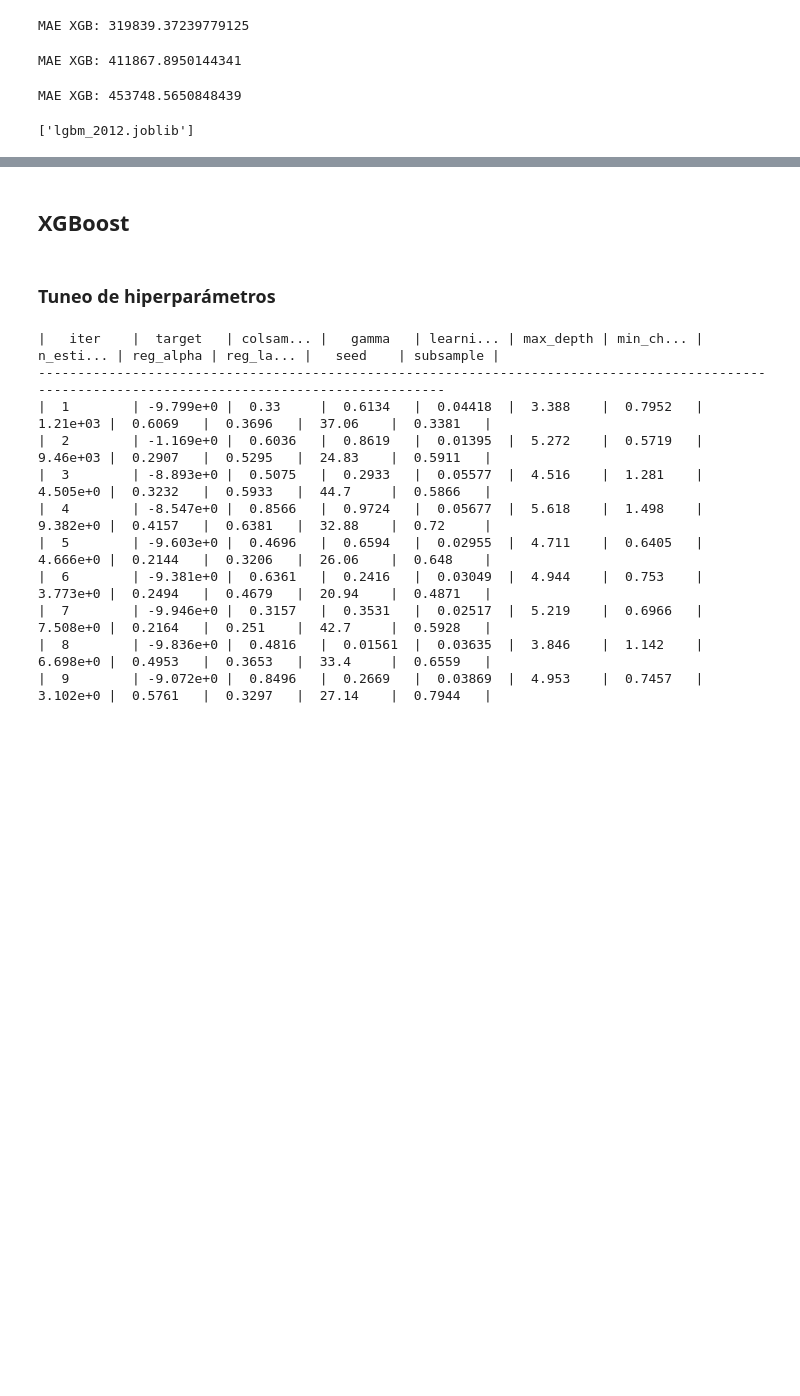
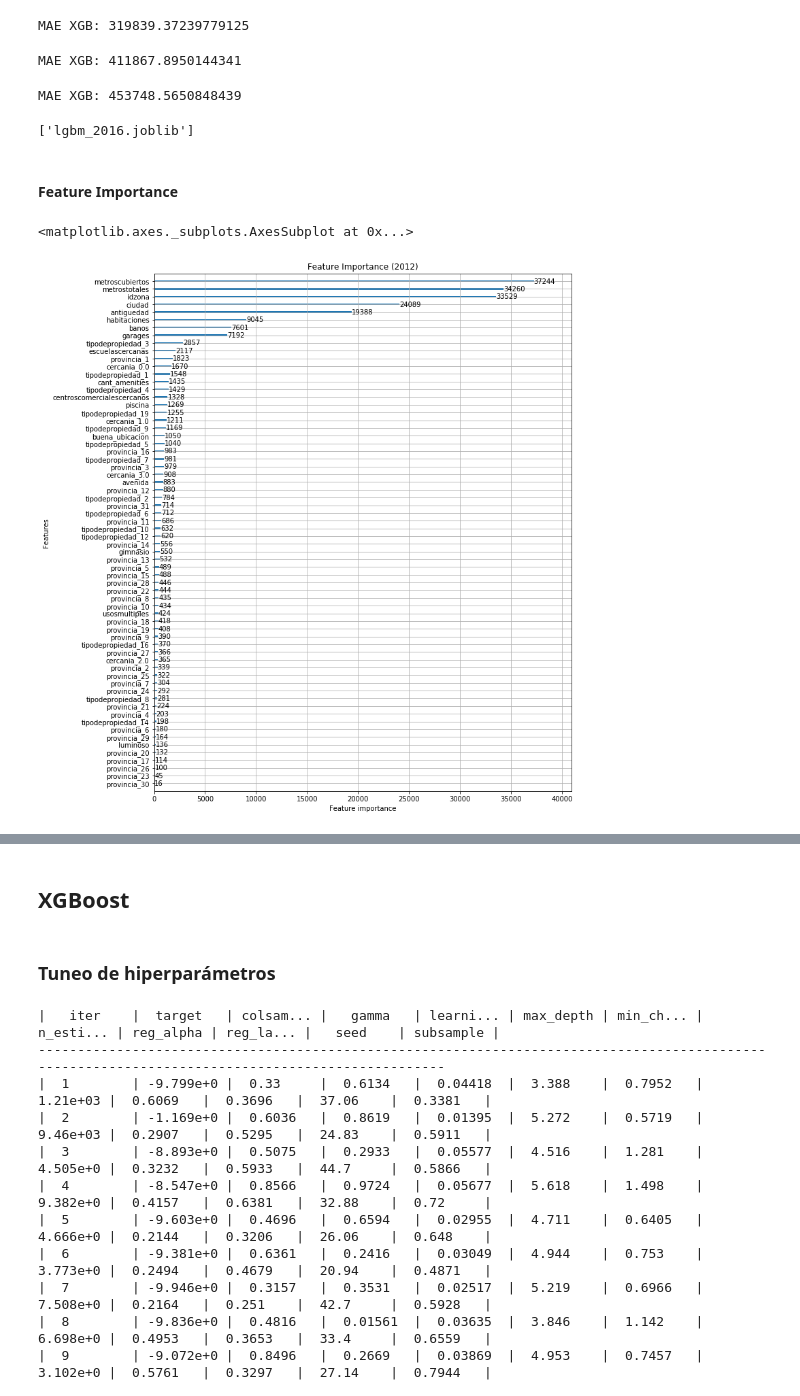
Before and after one commit to lautarofritz/TP2-Orga-de-Datos, a Jupyter notebook: TP2 Orga de Datos.ipynb, the cells around one changed output, grey strips where cells are left out. Cells and saved outputs as stored; diff of their text form; code cells hidden in the pictures; blank space fills up the shorter version.

```diff
--- a/TP2 Orga de Datos.ipynb
+++ b/TP2 Orga de Datos.ipynb
@@ -447,9 +448,16 @@ print("MAE XGB: " + str(lgbm_mae))
 MAE XGB: 453748.5650848439
 # %%
 dump(lgbm_2012,'lgbm_2012.joblib')
-dump(lgbm_2013,'lgbm_2012.joblib')
-dump(lgbm_2014,'lgbm_2012.joblib')
-dump(lgbm_2015,'lgbm_2012.joblib')
-dump(lgbm_2016,'lgbm_2012.joblib')
+dump(lgbm_2013,'lgbm_2013.joblib')
+dump(lgbm_2014,'lgbm_2014.joblib')
+dump(lgbm_2015,'lgbm_2015.joblib')
+dump(lgbm_2016,'lgbm_2016.joblib')
 # %% [output]
-['lgbm_2012.joblib']
+['lgbm_2016.joblib']
+# %% [markdown]
+#### Feature Importance
+# %%
+lightgbm.plot_importance(lgbm_2012, figsize=(11,14), title='Feature Importance (2012)')
+# %% [output]
+<matplotlib.axes._subplots.AxesSubplot at 0x...>
+[figure, added]
```
Also changed, not shown: parts of 40 cells of this notebook.
